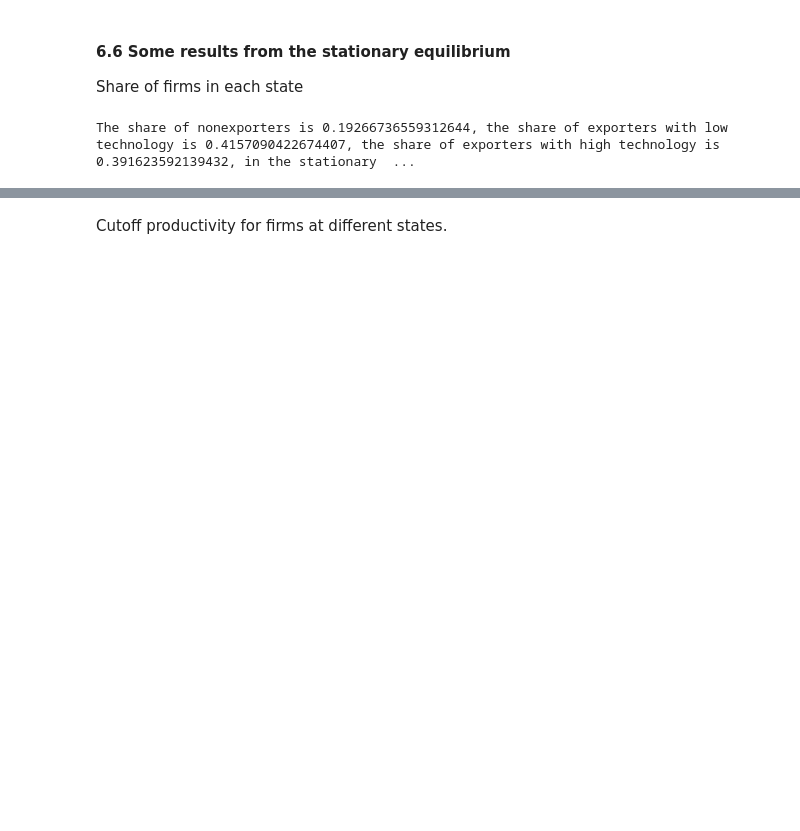
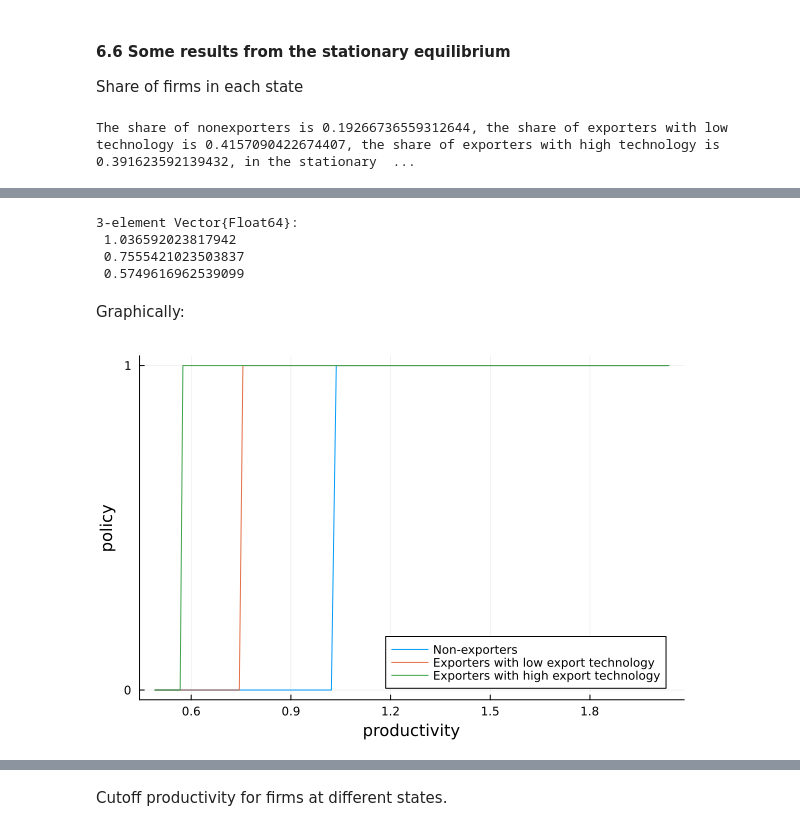
Before and after one commit to CompEconCrashCourse/CompEconCrashCourse.github.io, a Jupyter notebook: Julia/Lectures/Julia_Lec_5_Compecon_Xing_Xu.ipynb, the cells around one changed output, grey strips where cells are left out. Drawn from its saved outputs; the diff is of its cells as text; code cells hidden in the pictures; blank space fills up the shorter version.

```diff
--- a/Julia/Lectures/Julia_Lec_5_Compecon_Xing_Xu.ipynb
+++ b/Julia/Lectures/Julia_Lec_5_Compecon_Xing_Xu.ipynb
@@ -642,0 +649,15 @@ The share of nonexporters is 0.19266736559312644, the share of exporters with lo
+# %%
+find_cutoff_prod(sol_rce)
+# %% [output]
+3-element Vector{Float64}:
+ 1.036592023817942
+ 0.7555421023503837
+ 0.5749616962539099
+# %% [markdown]
+Graphically:
+# %%
+plot(ϵ_vec, sol_rce.polNX, xlabel = "productivity", ylabel = "policy", label = "Non-exporters", yticks = [0,1])
+plot!(ϵ_vec, sol_rce.polEX[:,1], label = "Exporters with low export technology")
+plot!(ϵ_vec, sol_rce.polEX[:,2], label = "Exporters with high export technology")
+# %% [output]
+[figure, added]
```
Also changed, not shown: parts of 10 cells of this notebook, 24 other files.
